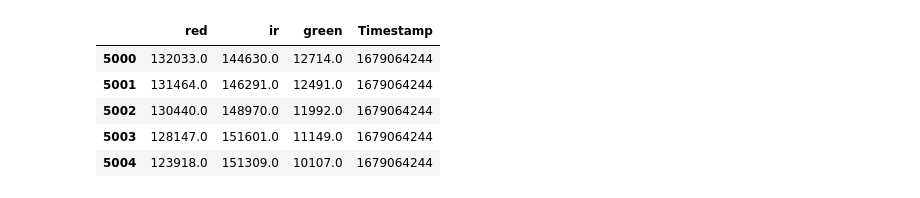
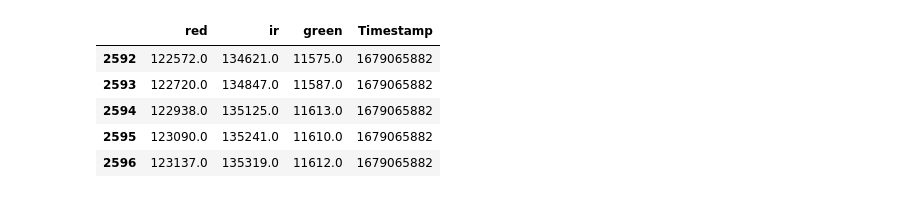
Before and after one commit to jkpersche/Footbit_files2, a Jupyter notebook: Lining_up_files.ipynb, the cells around one changed output. Saved outputs shown, nothing was run; the diff lists cells and outputs as text; code cells hidden in the pictures.

```diff
--- a/Lining_up_files.ipynb
+++ b/Lining_up_files.ipynb
@@ -16,3 +16,27 @@ import csv
 from datetime import datetime
 from dateutil import parser
 from datetime import datetime, timedelta
+# %%
+#accel
+accel= pd.read_csv('/Users/juliapersche/Desktop/Most_Recent/5_accel.csv')
+
+#convert timestamps
+new_timestamps_accel = []
+
+for idx, row in accel.iterrows():
+     newtime = (row['ts']).astype(str)
+     newtime_2 = newtime[:-8]
+     new_timestamps_accel.append(newtime_2)
+
+accel['Timestamp'] = new_timestamps_accel
+accel['Timestamp'] = accel['Timestamp'].apply(int)
+
+#computing energy (of accel)
+accel['x_norm'] = (accel['x'] - accel['x'].mean()) / (accel['x'].max() - accel['x'].min())
+accel['y_norm'] = (accel['y'] - accel['y'].mean()) / (accel['y'].max() - accel['y'].min())
+accel['z_norm'] = (accel['z'] - accel['z'].mean()) / (accel['z'].max() - accel['z'].min())
+
+accel['energy'] = accel['x_norm']**2 + accel['y_norm']**2 + accel['z_norm']**2
+
+accel.drop('ts', axis=1, inplace=True)
+accel.head()
@@ -18,0 +50,5 @@ from datetime import datetime, timedelta
+# %%
+#Accel peak height is relative and will probably need to be adjusted between files
+energy_peaks, _ = find_peaks(accel['energy'], height=.4)
+plt.plot(accel['energy'])
+plt.plot(energy_peaks, accel['energy'][energy_peaks], "x")
@@ -18,0 +58,7 @@ from datetime import datetime, timedelta
+# %%
+#Cutoff at 1st max energy point:
+cutoff = energy_peaks[0]
+start_timestamp = accel['Timestamp'].iloc[cutoff]
+print(start_timestamp)
+accel = accel[accel['Timestamp'] >= start_timestamp]
+accel.head()
@@ -19,23 +118,24 @@ from datetime import datetime, timedelta
 # %%
 #ppg
-ppg= pd.read_csv('/Users/juliapersche/Desktop/Most_Recent/2_ppg.csv')
-ppg = ppg.drop(range(0,5000))
+ppg= pd.read_csv('/Users/juliapersche/Desktop/Most_Recent/5_ppg.csv')
 new_timestamps_ppg = []
 
 for idx, row in ppg.iterrows():
      newtime = (row['ts']).astype(str)
      newtime_2 = newtime[:-8]
      new_timestamps_ppg.append(newtime_2)
 
 ppg['Timestamp'] = new_timestamps_ppg
 ppg['Timestamp'] = ppg['Timestamp'].apply(int)
 ppg.drop('ts', axis=1, inplace=True)
 
+#Line up with accel cutoff
+ppg = ppg[ppg['Timestamp'] >= start_timestamp]
 ppg.head()
 # %% [output]
 |  | red | ir | green | Timestamp |
-| 5000 | 132033.0 | 144630.0 | 12714.0 | 1679064244 |
-| 5001 | 131464.0 | 146291.0 | 12491.0 | 1679064244 |
-| 5002 | 130440.0 | 148970.0 | 11992.0 | 1679064244 |
-| 5003 | 128147.0 | 151601.0 | 11149.0 | 1679064244 |
-| 5004 | 123918.0 | 151309.0 | 10107.0 | 1679064244 |
+| 2592 | 122572.0 | 134621.0 | 11575.0 | 1679065882 |
+| 2593 | 122720.0 | 134847.0 | 11587.0 | 1679065882 |
+| 2594 | 122938.0 | 135125.0 | 11613.0 | 1679065882 |
+| 2595 | 123090.0 | 135241.0 | 11610.0 | 1679065882 |
+| 2596 | 123137.0 | 135319.0 | 11612.0 | 1679065882 |
```
Also changed, not shown: parts of 12 cells of this notebook, 25 other files.
